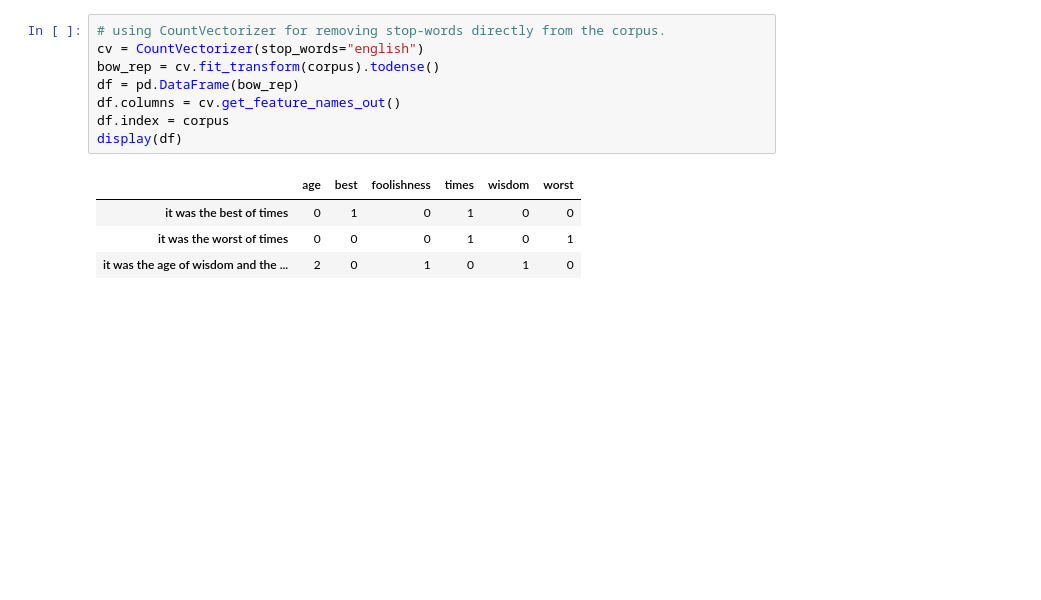
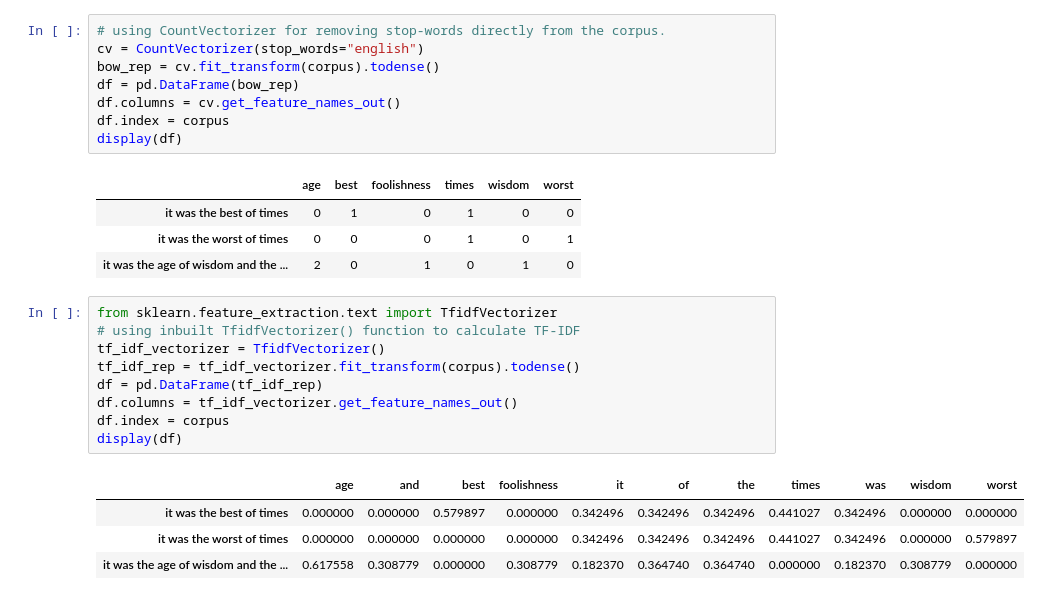
Before and after one commit to iopenattheclose/medium, a Jupyter notebook: text_representation.ipynb, the cells around one changed output. Cells and saved outputs as stored; diff of their text form; blank space fills up the shorter version.

```diff
--- a/text_representation.ipynb
+++ b/text_representation.ipynb
@@ -176,3 +176,17 @@ display(df)
 | it was the best of times | 0 | 1 | 0 | 1 | 0 | 0 |
 | it was the worst of times | 0 | 0 | 0 | 1 | 0 | 1 |
 | it was the age of wisdom and the ... | 2 | 0 | 1 | 0 | 1 | 0 |
+# %%
+from sklearn.feature_extraction.text import TfidfVectorizer
+# using inbuilt TfidfVectorizer() function to calculate TF-IDF
+tf_idf_vectorizer = TfidfVectorizer()
+tf_idf_rep = tf_idf_vectorizer.fit_transform(corpus).todense()
+df = pd.DataFrame(tf_idf_rep)
+df.columns = tf_idf_vectorizer.get_feature_names_out()
+df.index = corpus
+display(df)
+# %% [output]
+|  | age | and | best | foolishness | it | of | the | times | was | wisdom | worst |
+| it was the best of times | 0.000000 | 0.000000 | 0.579897 | 0.000000 | 0.342496 | 0.342496 | 0.342496 | 0.441027 | 0.342496 | 0.000000 | 0.000000 |
+| it was the worst of times | 0.000000 | 0.000000 | 0.000000 | 0.000000 | 0.342496 | 0.342496 | 0.342496 | 0.441027 | 0.342496 | 0.000000 | 0.579897 |
+| it was the age of wisdom and the ... | 0.617558 | 0.308779 | 0.000000 | 0.308779 | 0.182370 | 0.364740 | 0.364740 | 0.000000 | 0.182370 | 0.308779 | 0.000000 |
```
Also changed, not shown: parts of 1 cell of this notebook.
